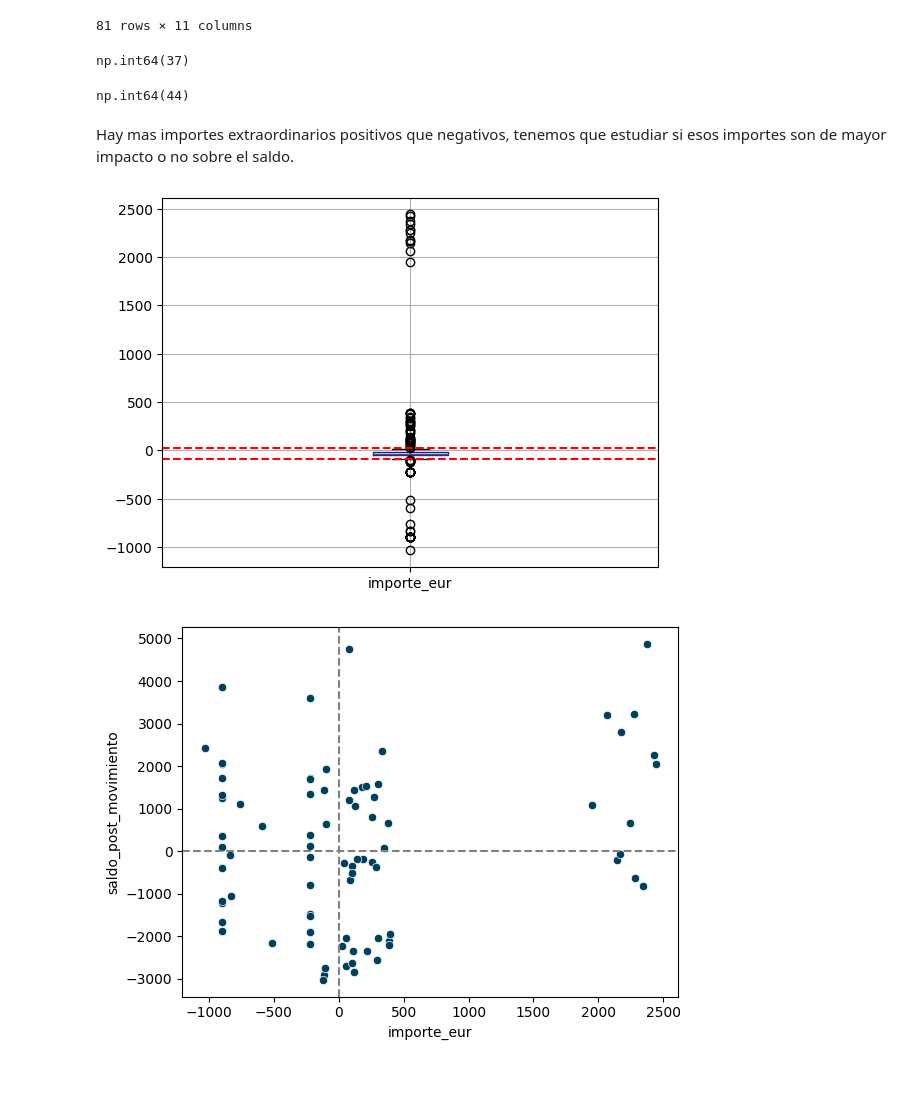
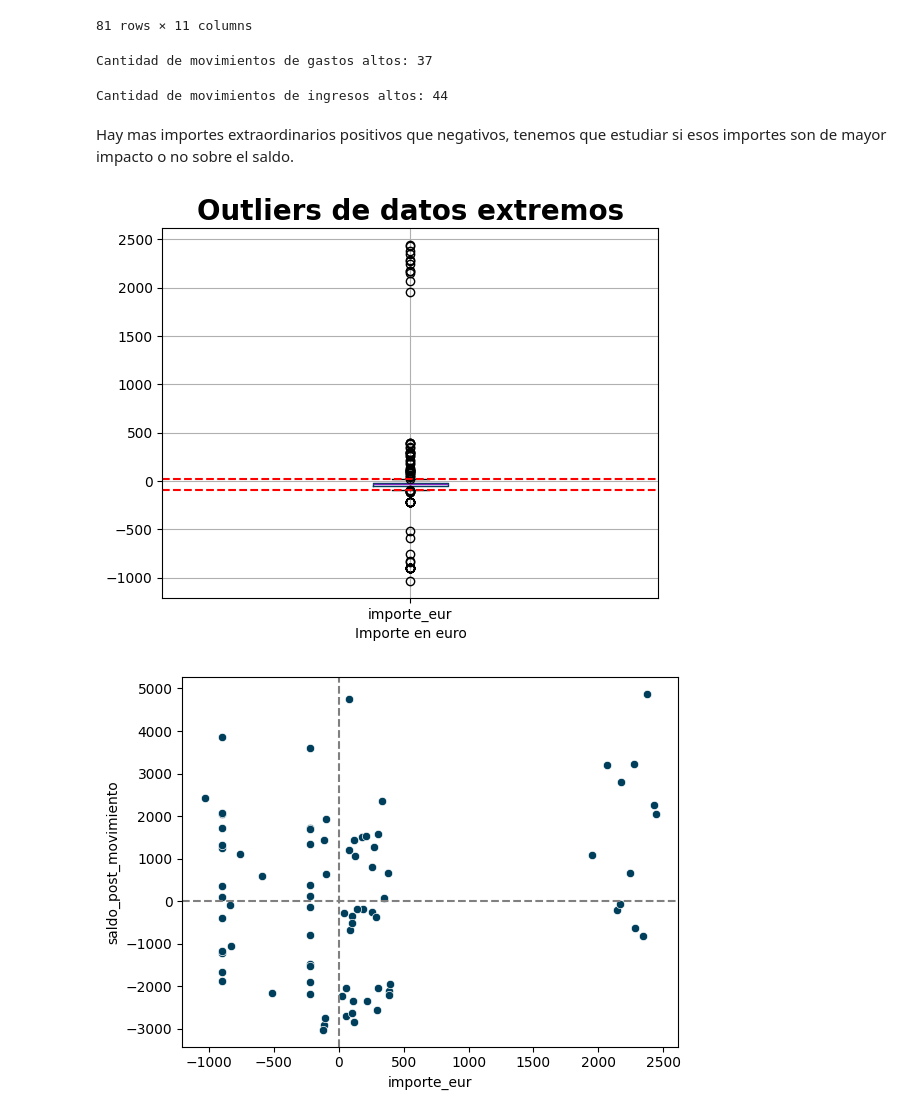
Before and after one commit to maxicoceres-data/Analisis_Exploratorio_de_Movimientos-Bancarios-y-Reportes, a Jupyter notebook: notebooks/analisis.ipynb, the cells around one changed output. Drawn from its saved outputs; the diff is of its cells as text; code cells hidden in the pictures; blank space fills up the shorter version.

```diff
--- a/notebooks/analisis.ipynb
+++ b/notebooks/analisis.ipynb
@@ -42,4 +38,28 @@ mpl.rcParams['axes.titleweight'] = "bold"
 # %% [markdown]
 ### Carga de datos e Información del dataset
 # %%
-datos = r'../data/raw/gastos_personales_2024.csv'
+#Forma mas robusta de poder obtener la ruta de los datos, asi puede abrir el archivo en diferentes ordenadores.
+
+import os
+from pathlib import Path
+
+try:
+    # Obtener ruta del proyecto (raíz) de forma robusta
+    # Esta ruta funciona sin importar desde dónde se ejecute el notebook
+    project_root = Path(__file__).parent.parent if '__file__' in dir() else Path.cwd().parent
+    datos = project_root / "data" / "raw" / "gastos_personales_2024.csv"
+
+    print(f"📂 Ruta del proyecto: {project_root}")
+    print(f"📄 Buscando CSV en: {datos}")
+
+    # Validar que el archivo existe
+    if not datos.exists():
+        raise FileNotFoundError(f"❌ No se encontró el CSV en: {datos}")
+    print(f"✅ CSV encontrado")
+
+except FileNotFoundError as e:
+    print(f"Error: {e}")
+    raise
+except Exception as e:
+    print(f"Error inesperado al buscar el archivo: {e}")
+    raise
@@ -47,7 +71,7 @@ datos = r'../data/raw/gastos_personales_2024.csv'
 from src.iniciar_dataframe import informacion_df
 
 # Función propia para analizar el dataframe. De forma rápida y sencilla, arroja todos los datos necesarios
-df = informacion_df(datos)
+df = informacion_df(str(datos))
 # %% [output]
 ▶ Head (5 filas):
 |  | fecha | tipo_movimiento | categoria | importe_eur | saldo_post_movimiento | descripcion | canal |
@@ -225,22 +264,26 @@ outliers_importe.sort_values("importe_eur")
 | 281 | 2024-07-01 | Ingreso | Salario | 2442.58 | 2061.54 | Nómina mensual | Transferencia | July | ... |
 81 rows × 11 columns
 # %%
-(outliers_importe["importe_eur"]<0).sum()
+cantidad_gastos_outlies = (outliers_importe["importe_eur"]<0).sum()
+print(f'Cantidad de movimientos de gastos altos: {cantidad_gastos_outlies}')
 # %% [output]
-np.int64(37)
+Cantidad de movimientos de gastos altos: 37
 # %%
-(outliers_importe["importe_eur"]>0).sum()
+cantidad_ingresos_outlies = (outliers_importe["importe_eur"]>0).sum()
+print(f'Cantidad de movimientos de ingresos altos: {cantidad_ingresos_outlies}')
 # %% [output]
-np.int64(44)
+Cantidad de movimientos de ingresos altos: 44
 # %% [markdown]
 Hay mas importes extraordinarios positivos que negativos, tenemos que estudiar si esos importes son de mayor impacto o no sobre el saldo.
 # %%
 df.boxplot(column="importe_eur")
+plt.title("Outliers de datos extremos")
 plt.axhline(lim_inf, color="red", linestyle="--")
 plt.axhline(lim_sup, color="red", linestyle="--")
+plt.xlabel("Importe en euro")
 plt.show()
 # %% [output]
-[figure, old version]
+[figure, new version]
 # %%
 sns.scatterplot(
     data=outliers_importe,
```
Also changed, not shown: parts of 36 cells of this notebook, 8 other files.
